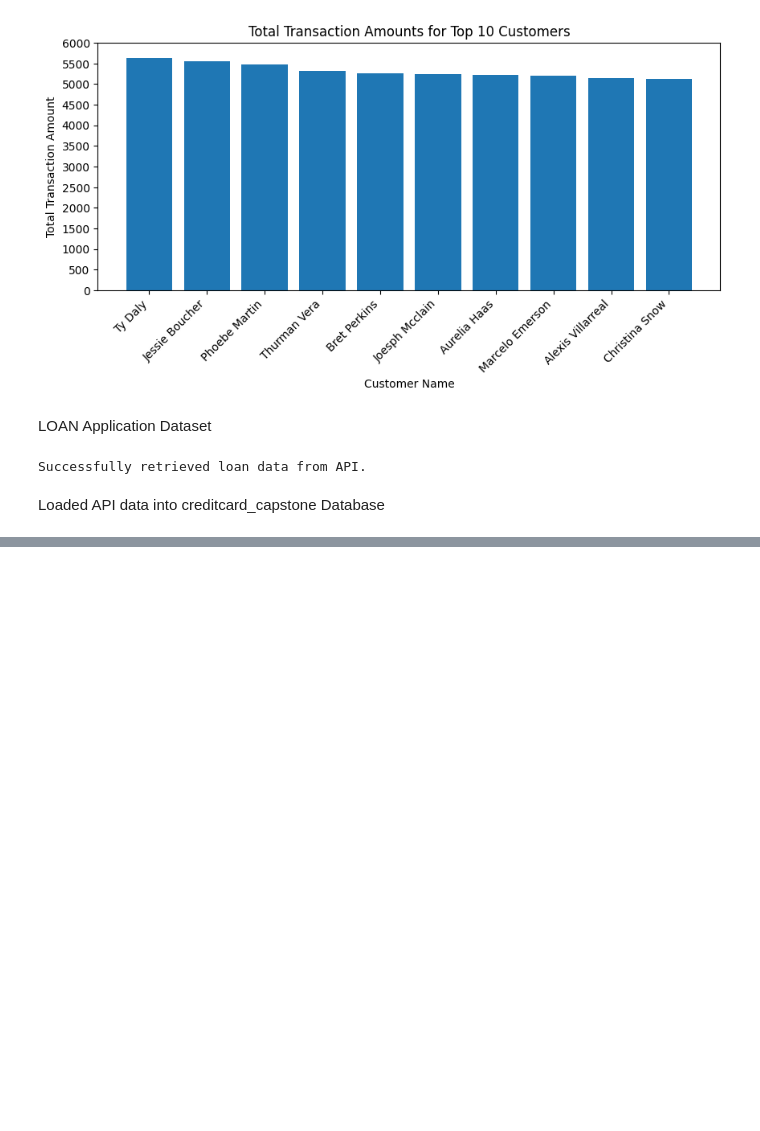
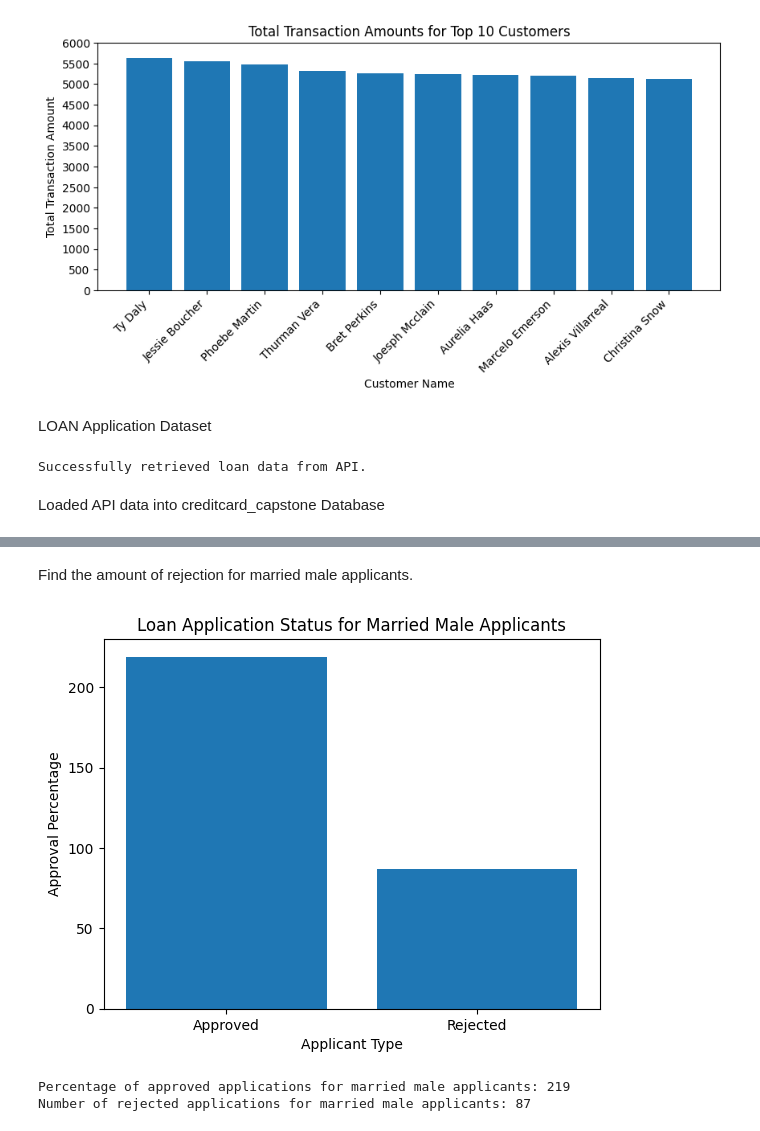
Before and after one commit to Semaj27/Capstone-Project, a Jupyter notebook: etl.ipynb, the cells around one changed output, grey strips where cells are left out. Cells and saved outputs as stored; diff of their text form; code cells hidden in the pictures; blank space fills up the shorter version.

```diff
--- a/etl.ipynb
+++ b/etl.ipynb
@@ -527,0 +572,42 @@ spark.stop()
+# %% [markdown]
+Find the amount of rejection for married male applicants.
+# %%
+import mysql.connector
+import matplotlib.pyplot as plt
+
+# establish a connection to the MySQL database
+sql = mysql.connector.connect(user='root', password='password', host='localhost', database='creditcard_capstone')
+
+# execute a SELECT query to retrieve the loan data from the table
+cursor = sql.cursor()
+query = "SELECT * FROM CDW_SAPP_loan_application"
+cursor.execute(query)
+
+# initialize counters for approved and rejected applications for married male applicants
+married_male_approved = 0
+married_male_rejected = 0
+
+# iterate through the query results
+for row in cursor.fetchall():
+    # increment the appropriate counter based on whether the applicant is a married male and whether their application was approved
+    if row[1] == 'Male' and row[2] == 'Yes':
+        if row[9] == 'Y':
+            married_male_approved += 1
+        else:
+            married_male_rejected += 1
+
+
+fig, ax = plt.subplots()
+ax.bar(['Approved', 'Rejected'],[married_male_approved, married_male_rejected])
+ax.set_xlabel('Applicant Type')
+ax.set_ylabel('Approval Percentage')
+ax.set_title('Loan Application Status for Married Male Applicants')
+plt.show()
+
+# output the results
+print("Percentage of approved applications for married male applicants: {}".format(married_male_approved))
+print("Number of rejected applications for married male applicants: {}".format(married_male_rejected))
+# %% [output]
+[figure, added]
+Percentage of approved applications for married male applicants: 219
+Number of rejected applications for married male applicants: 87
```
Also changed, not shown: parts of 2 cells of this notebook.
